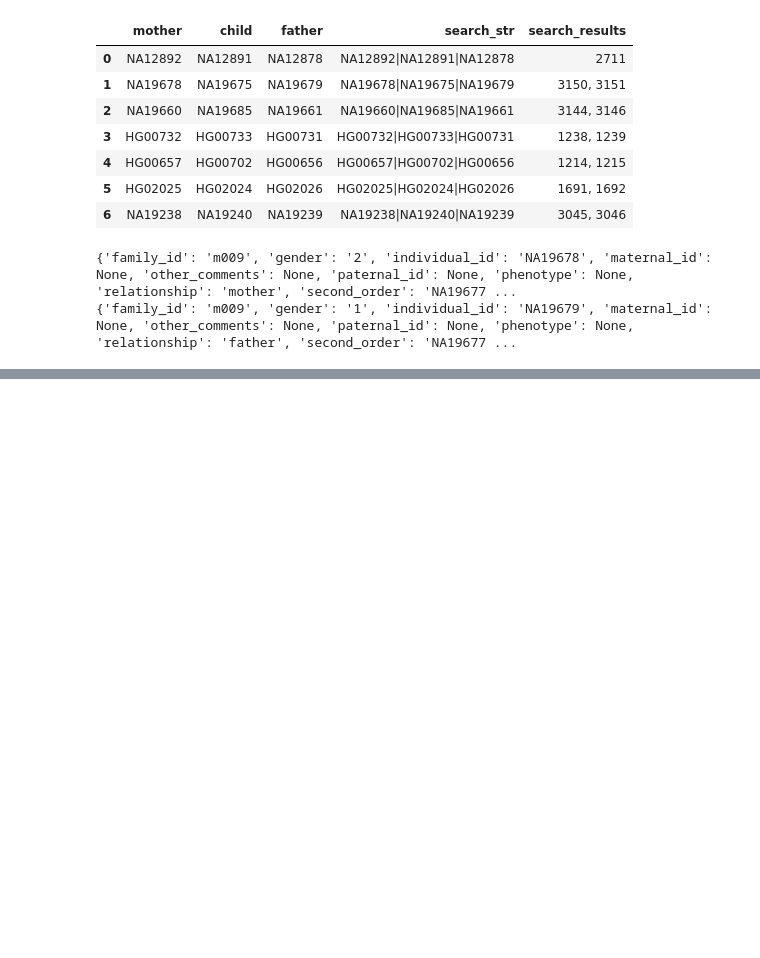
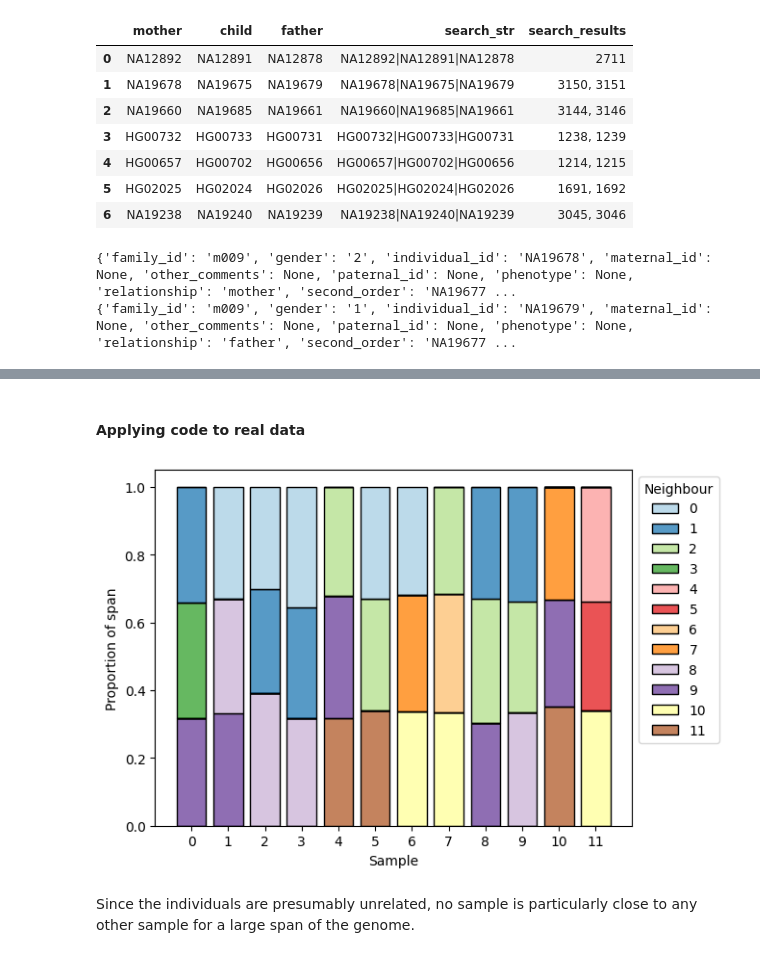
Before and after one commit to duncanMR/pedigrees_project, a Jupyter notebook: 1000_genomes.ipynb, the cells around one changed output, grey strips where cells are left out. Saved outputs shown, nothing was run; the diff lists cells and outputs as text; code cells hidden in the pictures; blank space fills up the shorter version.

```diff
--- a/1000_genomes.ipynb
+++ b/1000_genomes.ipynb
@@ -122,0 +306,49 @@ So for all the other trios besides the first (which is the CEU trio), only the p
+# %%
+
+def make_span_df(ts, n_per_sample):
+    sample_span = np.zeros((ts.num_samples, ts.num_samples))
+
+    for tree in ts.simplify().trees(sample_lists=True):
+        if tree.has_single_root:
+            for u in ts.samples():
+                for nearest in tree.samples(tree.parent(u)):
+                    if nearest != u:
+                        sample_span[u, nearest] += tree.span
+    sample_span = sample_span / ts.sequence_length
+    samples = [str(s) for s in ts.samples()]
+
+    #Construct the dataframe
+    span_df = pd.DataFrame(sample_span.T, columns = samples)
+    span_df['sample'] = samples
+
+    #Melt the dataframe for plotting
+    span_melted = span_df.melt(id_vars=['sample'])
+    span_melted.set_index('sample',drop=True, inplace=True)
+    topn = span_melted.groupby('variable')['value'].nlargest(n_per_sample).reset_index()
+    topn.columns = ['Sample','Neighbour','Value']
+    #Normalise spans so that the bars are of the same height
+    topn['Norm_Value'] = topn['Value']/ topn.groupby('Sample')['Value'].transform('sum')
+    topn.sort_values(by='Sample', inplace=True, key=lambda x : x.astype(int))
+    return topn
+
+def plot_span_df(df, palette):
+    #neighbours_list ordered for plotting
+    neighbours = df['Neighbour'].drop_duplicates().to_list()
+    neighbours.sort(key = int)
+
+    #using histplot because it can create stacked bar charts nicely
+    ax = sns.histplot(df, x='Sample', hue='Neighbour', weights='Norm_Value',
+                  multiple='stack', shrink=0.8, hue_order = neighbours, palette=palette)
+    sns.move_legend(ax, "upper left", bbox_to_anchor=(1, 1))
+    ax.set(xlabel='Sample', ylabel='Proportion of span')
+
+    plt.show()
+# %% [markdown]
+#### Applying code to real data
+# %%
+span_df = make_span_df(ts_small, 3)
+plot_span_df(span_df, "Paired")
+# %% [output]
+[figure, added]
+# %% [markdown]
+Since the individuals are presumably unrelated, no sample is particularly close to any other sample for a large span of the genome.
```
Also changed, not shown: parts of 16 cells of this notebook, 1 other file.
